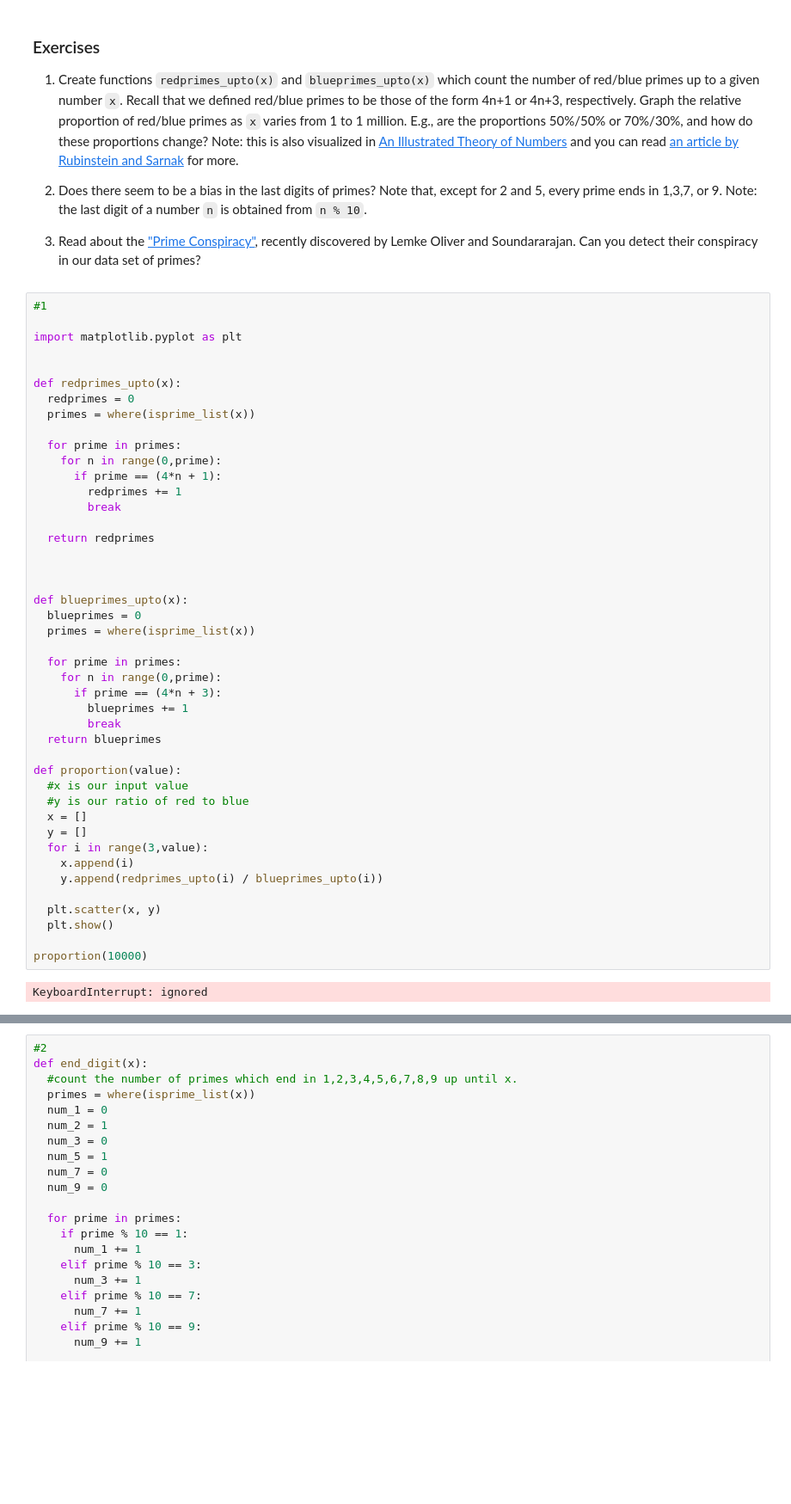
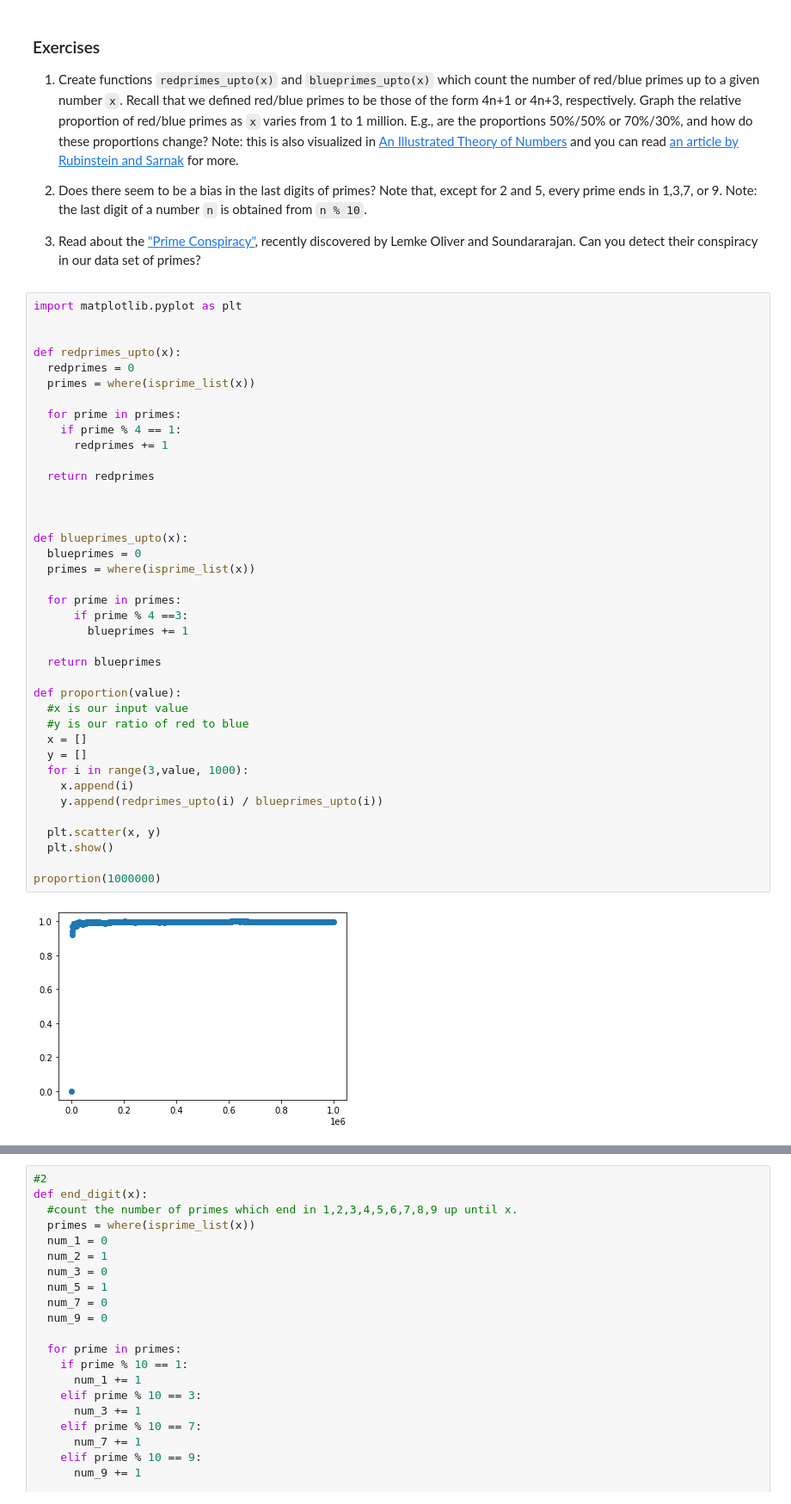
Before and after one commit to wyethl/Math-152, a Jupyter notebook: P4M_Notebook_3.ipynb, the cells around one changed output, grey strips where cells are left out. Shown: that part at 86% size. Saved outputs shown, nothing was run; the diff lists cells and outputs as text; blank space fills up the shorter version.

```diff
--- a/P4M_Notebook_3.ipynb
+++ b/P4M_Notebook_3.ipynb
@@ -951,51 +974,46 @@ Observe that gaps of 2 (twin primes) are pretty frequent.  There are over 8000 o
 
 3.  Read about the ["Prime Conspiracy"](https://www.quantamagazine.org/mathematicians-discover-prime-conspiracy-20160313), recently discovered by Lemke Oliver and Soundararajan.  Can you detect their conspiracy in our data set of primes?
 # %%
-#1
-
 import matplotlib.pyplot as plt
 
 
 def redprimes_upto(x):
   redprimes = 0
   primes = where(isprime_list(x))
 
   for prime in primes:
-    for n in range(0,prime):
-      if prime == (4*n + 1):
-        redprimes += 1
-        break
+    if prime % 4 == 1:
+      redprimes += 1
 
   return redprimes
 
 
 
 def blueprimes_upto(x):
   blueprimes = 0
   primes = where(isprime_list(x))
 
   for prime in primes:
-    for n in range(0,prime):
-      if prime == (4*n + 3):
+      if prime % 4 ==3:
         blueprimes += 1
-        break
+
   return blueprimes
 
 def proportion(value):
   #x is our input value
   #y is our ratio of red to blue
   x = []
   y = []
-  for i in range(3,value):
+  for i in range(3,value, 1000):
     x.append(i)
     y.append(redprimes_upto(i) / blueprimes_upto(i))
 
   plt.scatter(x, y)
   plt.show()
 
-proportion(10000)
+proportion(1000000)
 # %% [output]
-KeyboardInterrupt: ignored
+[figure, added]
 # %%
 def redprimes_upto(x):
   redprimes = 0
```
Also changed, not shown: parts of 14 cells of this notebook.
